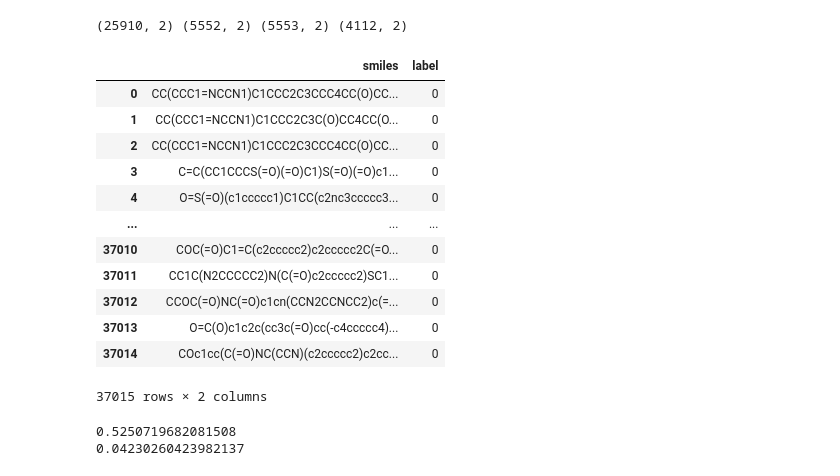
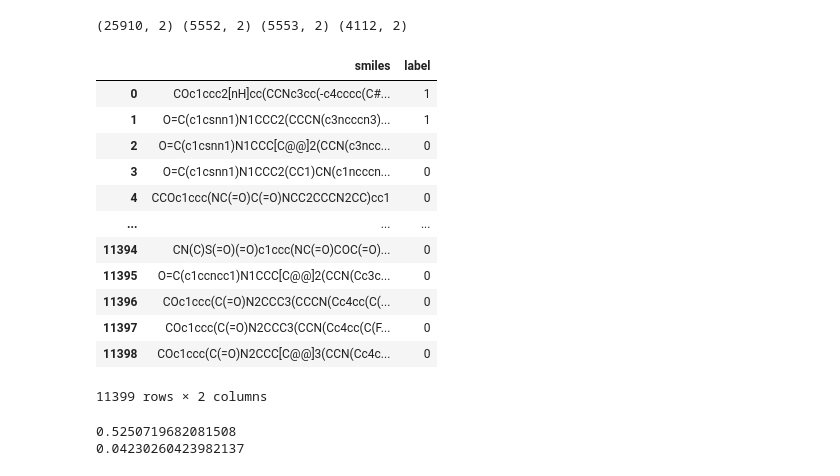
Before and after one commit to HFooladi/ALineMol, a Jupyter notebook: notebooks/example.ipynb, the cells around one changed output. Saved outputs shown, nothing was run; the diff lists cells and outputs as text; code cells hidden in the pictures.

```diff
--- a/notebooks/example.ipynb
+++ b/notebooks/example.ipynb
@@ -99,0 +109,8 @@ train, external_test = split_molecules_train_test(df, train_size=0.9, sampler="s
+# %%
+dataset_category="TDC"
+dataset_names="CYP2C19"
+split_type="optisim"
+filename="external_test.csv"
+SPLIT_PATH = os.path.join(DATASET_PATH, dataset_category, dataset_names, "split")
+
+train, external_test = split_molecules_train_test(df, sampler=split_type, train_size=0.9, random_state=42)
@@ -119,19 +142,19 @@ external_test.to_csv(os.path.join(SPLIT_PATH, "scaffold", "external_test_balance
 # %%
-pd.read_csv(os.path.join(SPLIT_PATH, "scaffold", "train.csv"))
+pd.read_csv(os.path.join(SPLIT_PATH, split_type, "train.csv"))
 # %% [output]
 |  | smiles | label |
-| 0 | CC(CCC1=NCCN1)C1CCC2C3CCC4CC(O)CC... | 0 |
-| 1 | CC(CCC1=NCCN1)C1CCC2C3C(O)CC4CC(O... | 0 |
-| 2 | CC(CCC1=NCCN1)C1CCC2C3CCC4CC(O)CC... | 0 |
-| 3 | C=C(CC1CCCS(=O)(=O)C1)S(=O)(=O)c1... | 0 |
-| 4 | O=S(=O)(c1ccccc1)C1CC(c2nc3ccccc3... | 0 |
+| 0 | COc1ccc2[nH]cc(CCNc3cc(-c4cccc(C#... | 1 |
+| 1 | O=C(c1csnn1)N1CCC2(CCCN(c3ncccn3)... | 1 |
+| 2 | O=C(c1csnn1)N1CCC[C@@]2(CCN(c3ncc... | 0 |
+| 3 | O=C(c1csnn1)N1CCC2(CC1)CN(c1ncccn... | 0 |
+| 4 | CCOc1ccc(NC(=O)C(=O)NCC2CCCN2CC)cc1 | 0 |
 | ... | ... | ... |
-| 37010 | COC(=O)C1=C(c2ccccc2)c2ccccc2C(=O... | 0 |
-| 37011 | CC1C(N2CCCCC2)N(C(=O)c2ccccc2)SC1... | 0 |
-| 37012 | CCOC(=O)NC(=O)c1cn(CCN2CCNCC2)c(=... | 0 |
-| 37013 | O=C(O)c1c2c(cc3c(=O)cc(-c4ccccc4)... | 0 |
-| 37014 | COc1cc(C(=O)NC(CCN)(c2ccccc2)c2cc... | 0 |
+| 11394 | CN(C)S(=O)(=O)c1ccc(NC(=O)COC(=O)... | 0 |
+| 11395 | O=C(c1ccncc1)N1CCC[C@@]2(CCN(Cc3c... | 0 |
+| 11396 | COc1ccc(C(=O)N2CCC3(CCCN(Cc4cc(C(... | 0 |
+| 11397 | COc1ccc(C(=O)N2CCC3(CCN(Cc4cc(C(F... | 0 |
+| 11398 | COc1ccc(C(=O)N2CCC[C@@]3(CCN(Cc4c... | 0 |
-37015 rows × 2 columns
+11399 rows × 2 columns
 # %%
 from sklearn.metrics import roc_auc_score, average_precision_score, roc_curve, precision_recall_curve
 # %%
```
Also changed, not shown: parts of 53 cells of this notebook, 3 other files.
